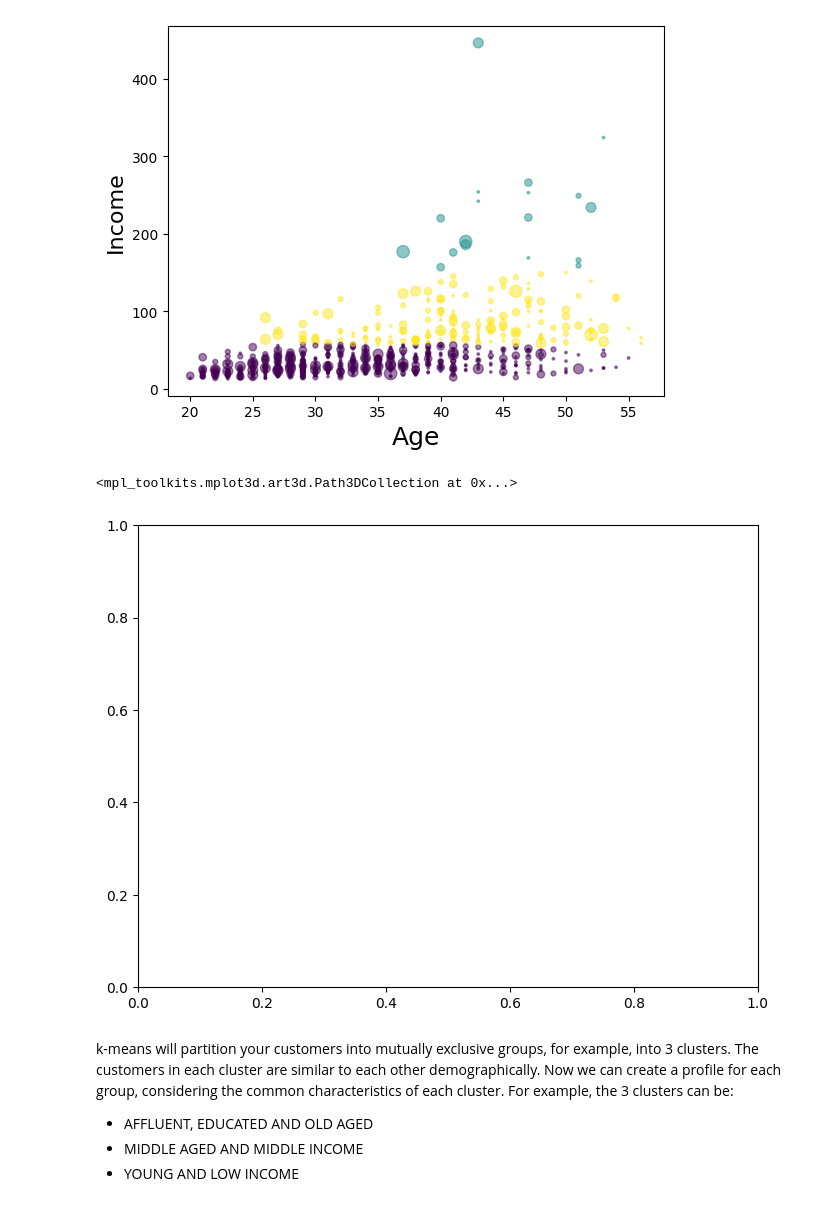
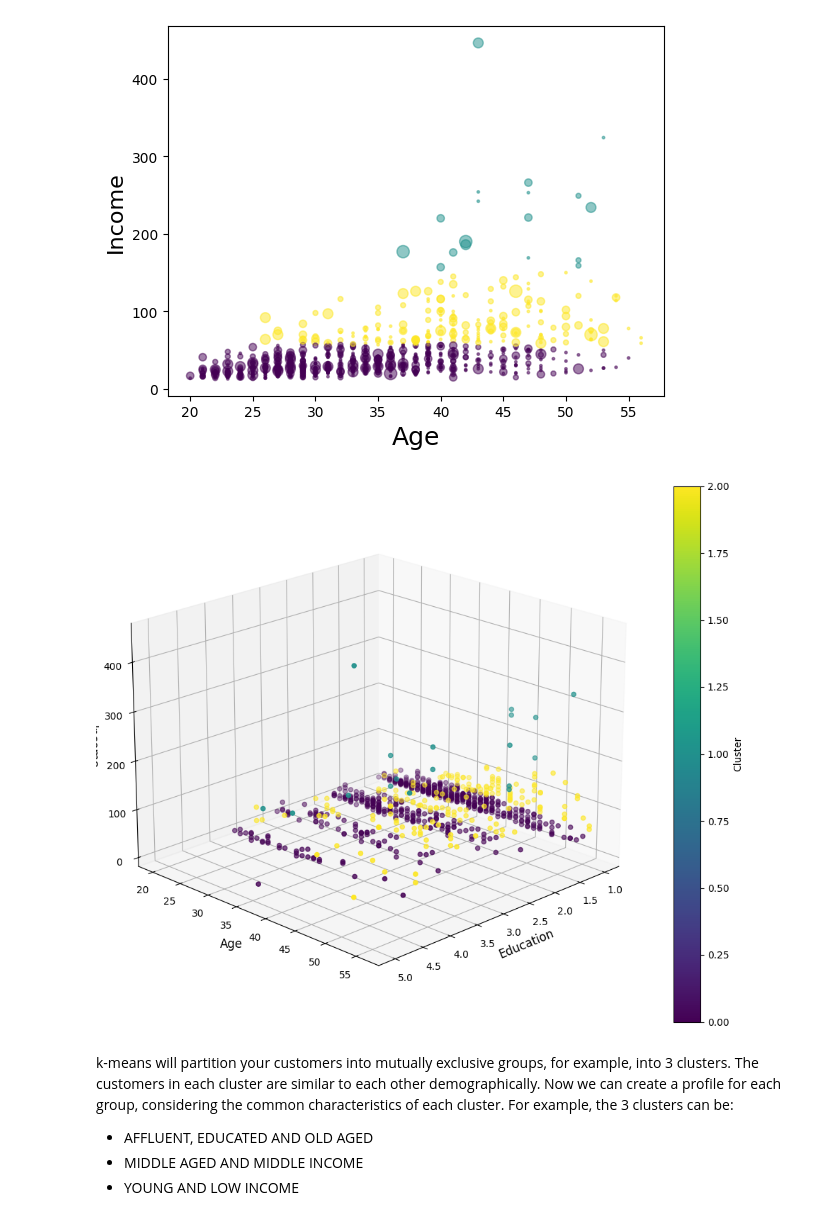
Before and after one commit to ironhack-labs/lab-k-means-clustering, a Jupyter notebook: lab-k-means-clustering.ipynb, the cells around one changed output. Saved outputs shown, nothing was run; the diff lists cells and outputs as text; code cells hidden in the pictures.

```diff
--- a/lab-k-means-clustering.ipynb
+++ b/lab-k-means-clustering.ipynb
@@ -390,24 +355,24 @@ plt.ylabel('Income', fontsize=16)
 plt.show()
 # %% [output]
 [figure]
-# %%
-from mpl_toolkits.mplot3d import Axes3D
-fig = plt.figure(1, figsize=(8, 6))
-plt.clf()
-ax = Axes3D(fig, rect=[0, 0, .95, 1], elev=48, azim=134)
-
-plt.cla()
-# plt.ylabel('Age', fontsize=18)
-# plt.xlabel('Income', fontsize=16)
-# plt.zlabel('Education', fontsize=16)
-ax.set_xlabel('Education')
-ax.set_ylabel('Age')
-ax.set_zlabel('Income')
-
-ax.scatter(X[:, 1], X[:, 0], X[:, 3], c= labels.astype(float))
-# %% [output]
-<mpl_toolkits.mplot3d.art3d.Path3DCollection at 0x...>
-[figure, removed]
+# %%
+from mpl_toolkits.mplot3d import Axes3D
+# Crear una nueva figura con tamaño específico
+fig = plt.figure(figsize=(10, 8))
+# Crear el subplot 3D directamente (ya no necesitamos plt.clf() ni plt.cla())
+ax = fig.add_subplot(111, projection='3d')
+# Crear el scatter plot con los datos correctos
+scatter = ax.scatter(X[:, 1], X[:, 0], X[:, 3], c=labels.astype(np.float64), cmap='viridis')
+# Configurar las etiquetas de los ejes con un tamaño de fuente apropiado
+ax.set_xlabel('Education', fontsize=12)
+ax.set_ylabel('Age', fontsize=12)
+ax.set_zlabel('Income', fontsize=12)
+ax.view_init(elev=20, azim=45)
+plt.colorbar(scatter, label='Cluster')
+plt.tight_layout()
+plt.show()
+# %% [output]
+[figure, added]
 # %% [markdown]
 k-means will partition your customers into mutually exclusive groups, for example, into 3 clusters. The customers in each cluster are similar to each other demographically.
 Now we can create a profile for each group, considering the common characteristics of each cluster.
```
Also changed, not shown: parts of 3 cells of this notebook.
